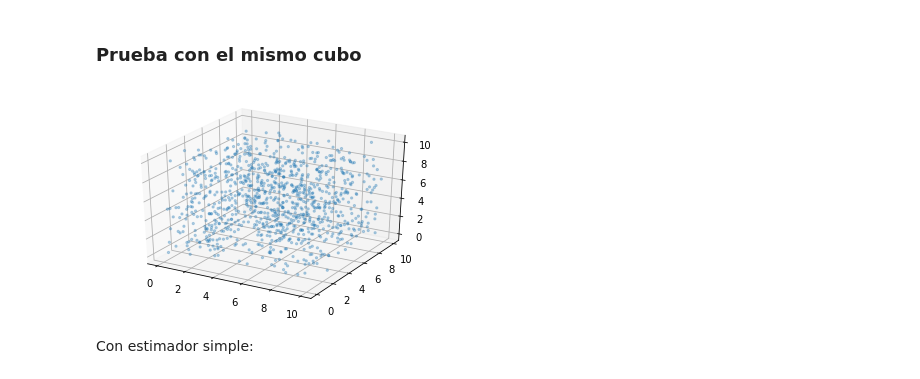
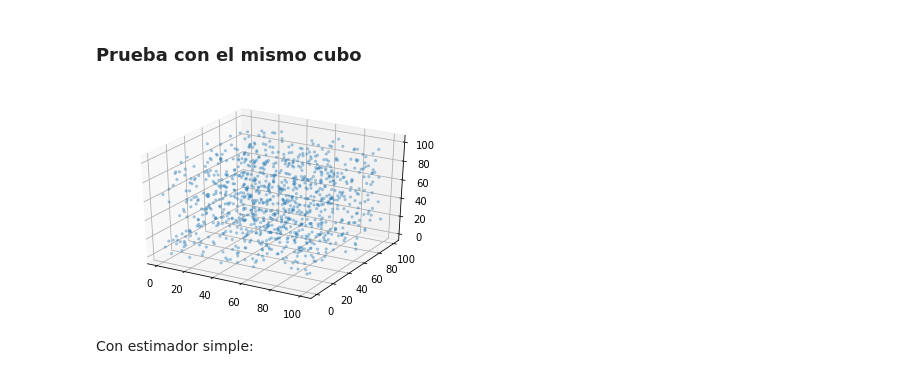
Before and after one commit to DCIDA2019/da2020-GabrielMissael, a Jupyter notebook: Semana13_Casa/correlacion.ipynb, the cells around one changed output. Cells and saved outputs as stored; diff of their text form; code cells hidden in the pictures.

```diff
--- a/Semana13_Casa/correlacion.ipynb
+++ b/Semana13_Casa/correlacion.ipynb
@@ -14,5 +14,5 @@ def verCubo(puntos):
     fig = plt.figure()
     ax = fig.add_subplot(111, projection='3d')
 
-    ax.scatter(aleatorio.T[0], aleatorio.T[1], aleatorio.T[2], marker = '.', alpha = 0.3)
+    ax.scatter(puntos.T[0], puntos.T[1], puntos.T[2], marker = '.', alpha = 0.3)
 # %%
@@ -122,10 +157,10 @@ def correlacion_LS(datos, random, l = 1, n_bins = 15):
 # %% [markdown]
 ### Prueba con el mismo cubo
 # %%
-cubo = puntos(1000, l = 10, seed = 1)
+cubo = puntos(1000, l = 100, seed = 500)
 verCubo(cubo)
 # %% [output]
-[figure, old version]
+[figure, new version]
 # %% [markdown]
 Con estimador simple:
 # %%
```
Also changed, not shown: parts of 19 cells of this notebook.
